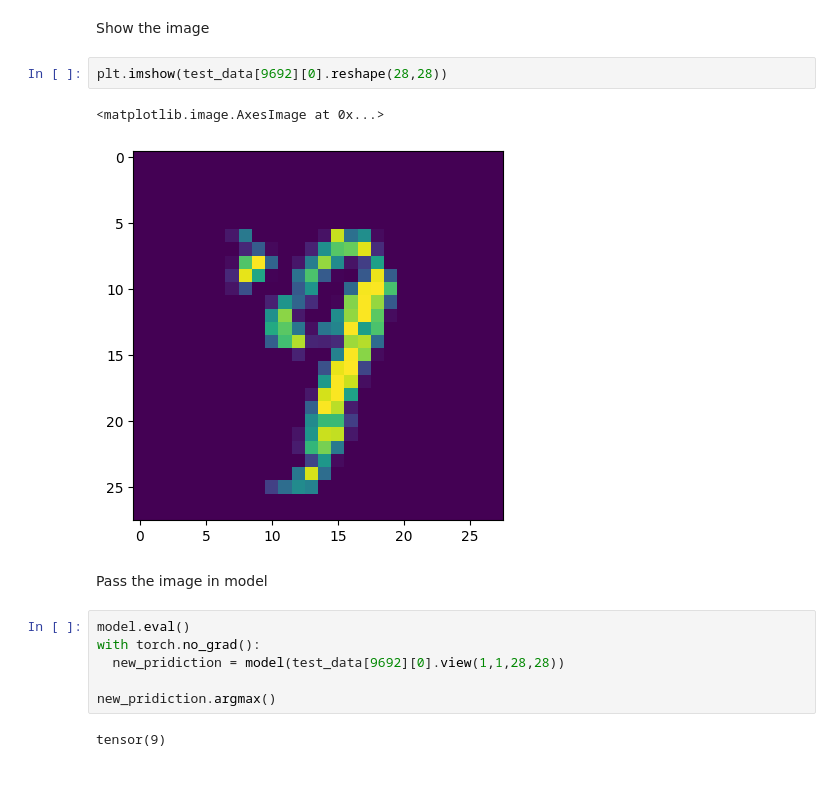
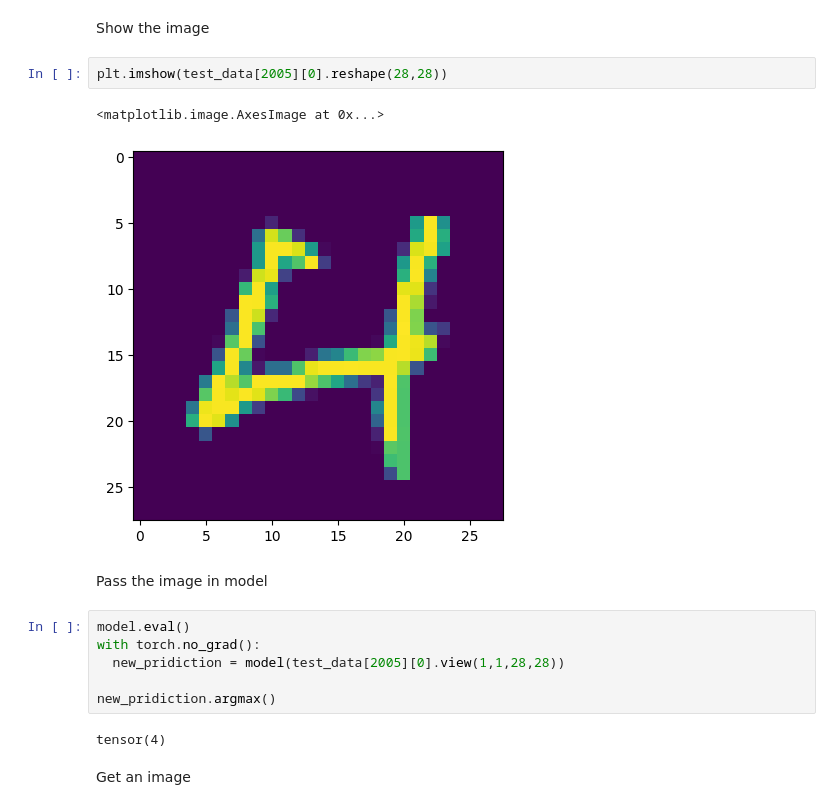
Before and after one commit to SparshKapoor-CODER/PyTorch, a Jupyter notebook: CNN.ipynb, the cells around one changed output. Drawn from its saved outputs; the diff is of its cells as text; blank space fills up the shorter version.

```diff
--- a/CNN.ipynb
+++ b/CNN.ipynb
@@ -352,17 +352,19 @@ tensor([[0.0000, 0.0000, 0.0000, 0.0000, 0.0000, 0.0000, 0.0000, 0.0000, 0.0000,
 # %% [markdown]
 Show the image
 # %%
-plt.imshow(test_data[9692][0].reshape(28,28))
+plt.imshow(test_data[2005][0].reshape(28,28))
 # %% [output]
 <matplotlib.image.AxesImage at 0x...>
-[figure, old version]
+[figure, new version]
 # %% [markdown]
 Pass the image in model
 # %%
 model.eval()
 with torch.no_grad():
-  new_pridiction = model(test_data[9692][0].view(1,1,28,28))
+  new_pridiction = model(test_data[2005][0].view(1,1,28,28))
 
 new_pridiction.argmax()
 # %% [output]
-tensor(9)
+tensor(4)
+# %% [markdown]
+Get an image
```
Also changed, not shown: parts of 17 cells of this notebook.
